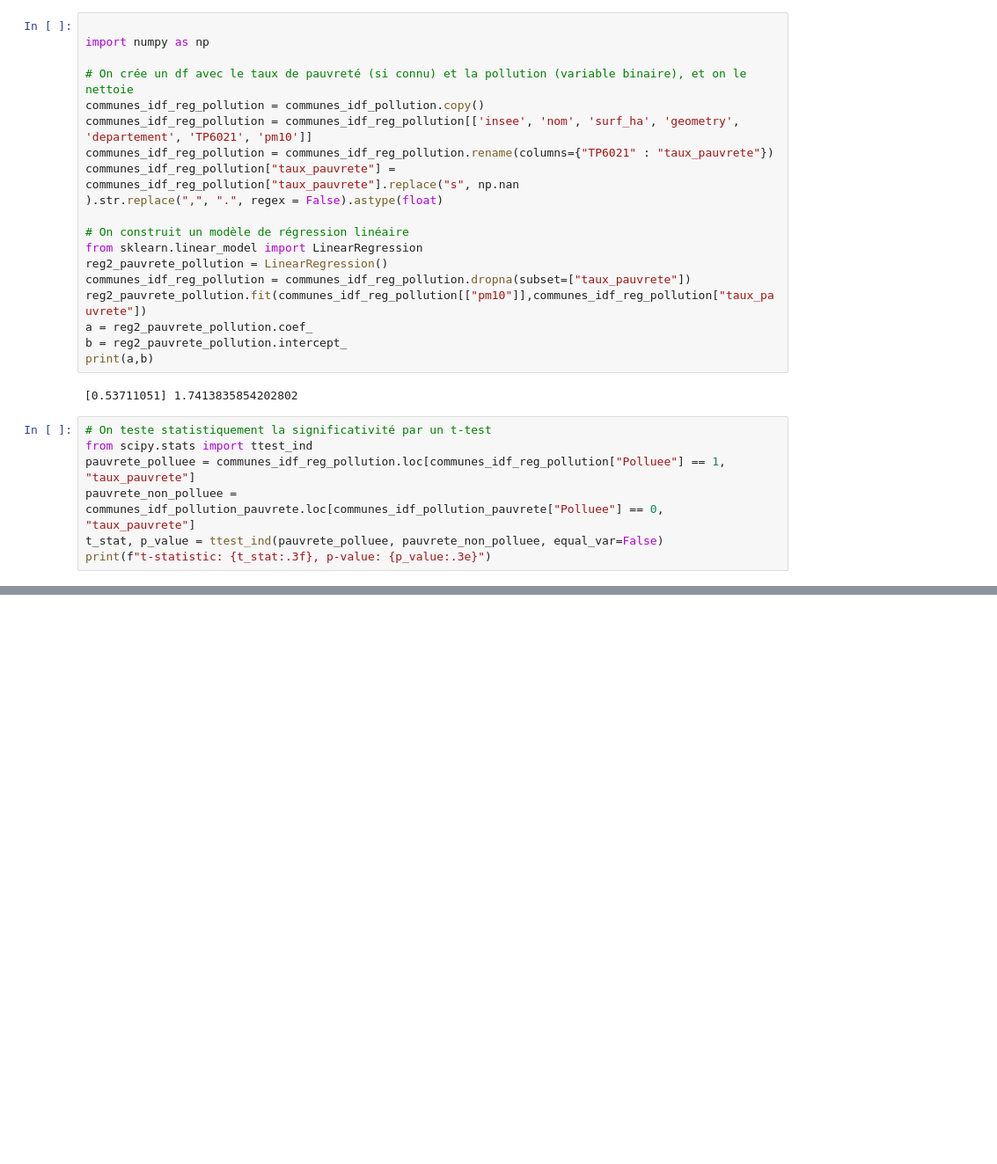
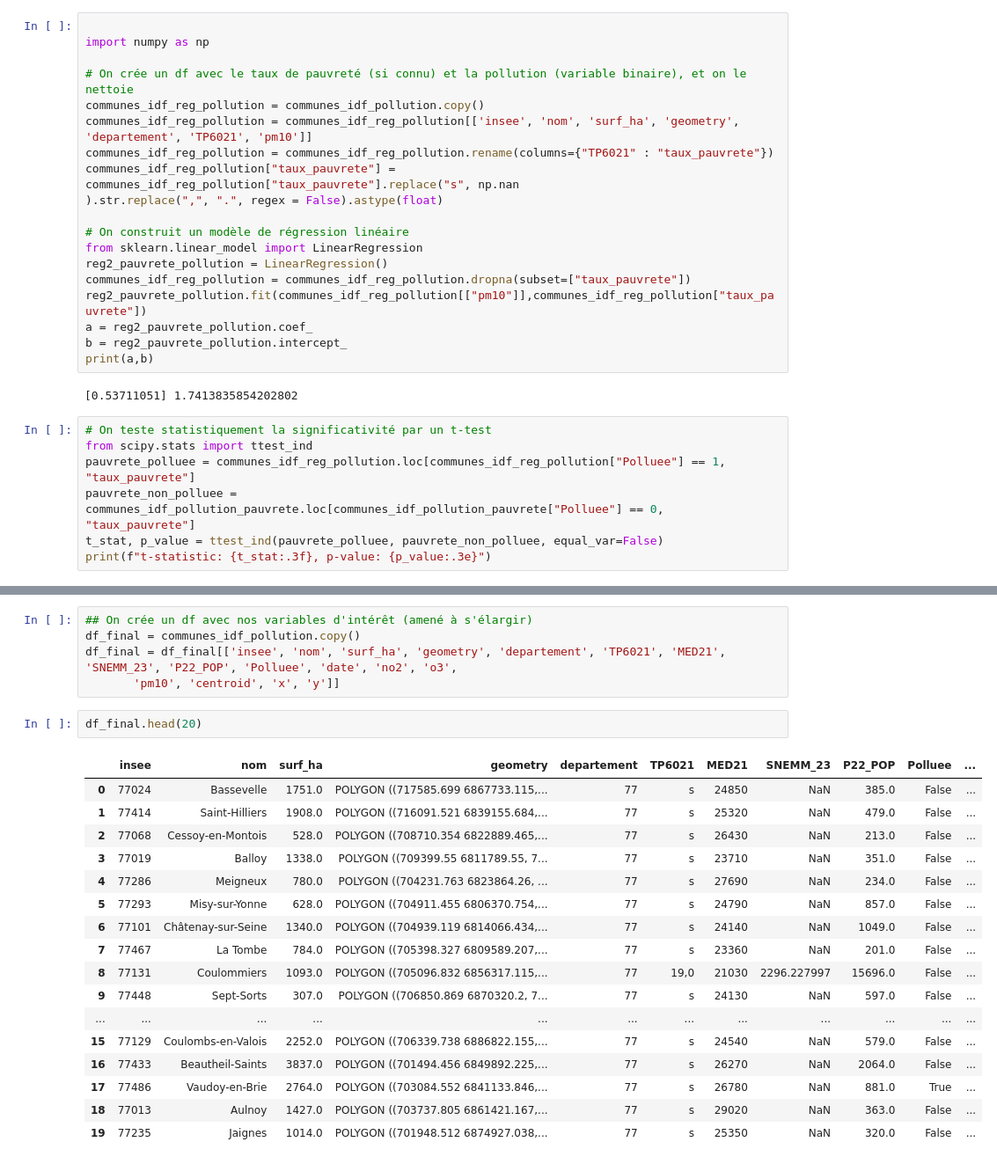
Before and after one commit to aurelianmoge/Projet-Python---ENSAE-2025, a Jupyter notebook: industries_polluantes__juliette.ipynb, the cells around one changed output, grey strips where cells are left out. Shown at 88% size. Drawn from its saved outputs; the diff is of its cells as text; blank space fills up the shorter version.

```diff
--- a/industries_polluantes__juliette.ipynb
+++ b/industries_polluantes__juliette.ipynb
@@ -532,0 +542,25 @@ print(f"t-statistic: {t_stat:.3f}, p-value: {p_value:.3e}")
+# %%
+## On crée un df avec nos variables d'intérêt (amené à s'élargir)
+df_final = communes_idf_pollution.copy()
+df_final = df_final[['insee', 'nom', 'surf_ha', 'geometry', 'departement', 'TP6021', 'MED21', 'SNEMM_23', 'P22_POP', 'Polluee', 'date', 'no2', 'o3',
+       'pm10', 'centroid', 'x', 'y']]
+# %%
+df_final.head(20)
+# %% [output]
+|  | insee | nom | surf_ha | geometry | departement | TP6021 | MED21 | SNEMM_23 | P22_POP | Polluee | ... |
+| 0 | 77024 | Bassevelle | 1751.0 | POLYGON ((717585.699 6867733.115,... | 77 | s | 24850 | NaN | 385.0 | False | ... |
+| 1 | 77414 | Saint-Hilliers | 1908.0 | POLYGON ((716091.521 6839155.684,... | 77 | s | 25320 | NaN | 479.0 | False | ... |
+| 2 | 77068 | Cessoy-en-Montois | 528.0 | POLYGON ((708710.354 6822889.465,... | 77 | s | 26430 | NaN | 213.0 | False | ... |
+| 3 | 77019 | Balloy | 1338.0 | POLYGON ((709399.55 6811789.55, 7... | 77 | s | 23710 | NaN | 351.0 | False | ... |
+| 4 | 77286 | Meigneux | 780.0 | POLYGON ((704231.763 6823864.26, ... | 77 | s | 27690 | NaN | 234.0 | False | ... |
+| 5 | 77293 | Misy-sur-Yonne | 628.0 | POLYGON ((704911.455 6806370.754,... | 77 | s | 24790 | NaN | 857.0 | False | ... |
+| 6 | 77101 | Châtenay-sur-Seine | 1340.0 | POLYGON ((704939.119 6814066.434,... | 77 | s | 24140 | NaN | 1049.0 | False | ... |
+| 7 | 77467 | La Tombe | 784.0 | POLYGON ((705398.327 6809589.207,... | 77 | s | 23360 | NaN | 201.0 | False | ... |
+| 8 | 77131 | Coulommiers | 1093.0 | POLYGON ((705096.832 6856317.115,... | 77 | 19,0 | 21030 | 2296.227997 | 15696.0 | False | ... |
+| 9 | 77448 | Sept-Sorts | 307.0 | POLYGON ((706850.869 6870320.2, 7... | 77 | s | 24130 | NaN | 597.0 | False | ... |
+| ... | ... | ... | ... | ... | ... | ... | ... | ... | ... | ... | ... |
+| 15 | 77129 | Coulombs-en-Valois | 2252.0 | POLYGON ((706339.738 6886822.155,... | 77 | s | 24540 | NaN | 579.0 | False | ... |
+| 16 | 77433 | Beautheil-Saints | 3837.0 | POLYGON ((701494.456 6849892.225,... | 77 | s | 26270 | NaN | 2064.0 | False | ... |
+| 17 | 77486 | Vaudoy-en-Brie | 2764.0 | POLYGON ((703084.552 6841133.846,... | 77 | s | 26780 | NaN | 881.0 | True | ... |
+| 18 | 77013 | Aulnoy | 1427.0 | POLYGON ((703737.805 6861421.167,... | 77 | s | 29020 | NaN | 363.0 | False | ... |
+| 19 | 77235 | Jaignes | 1014.0 | POLYGON ((701948.512 6874927.038,... | 77 | s | 25350 | NaN | 320.0 | False | ... |
```
Also changed, not shown: parts of 5 cells of this notebook, 1 other file.
